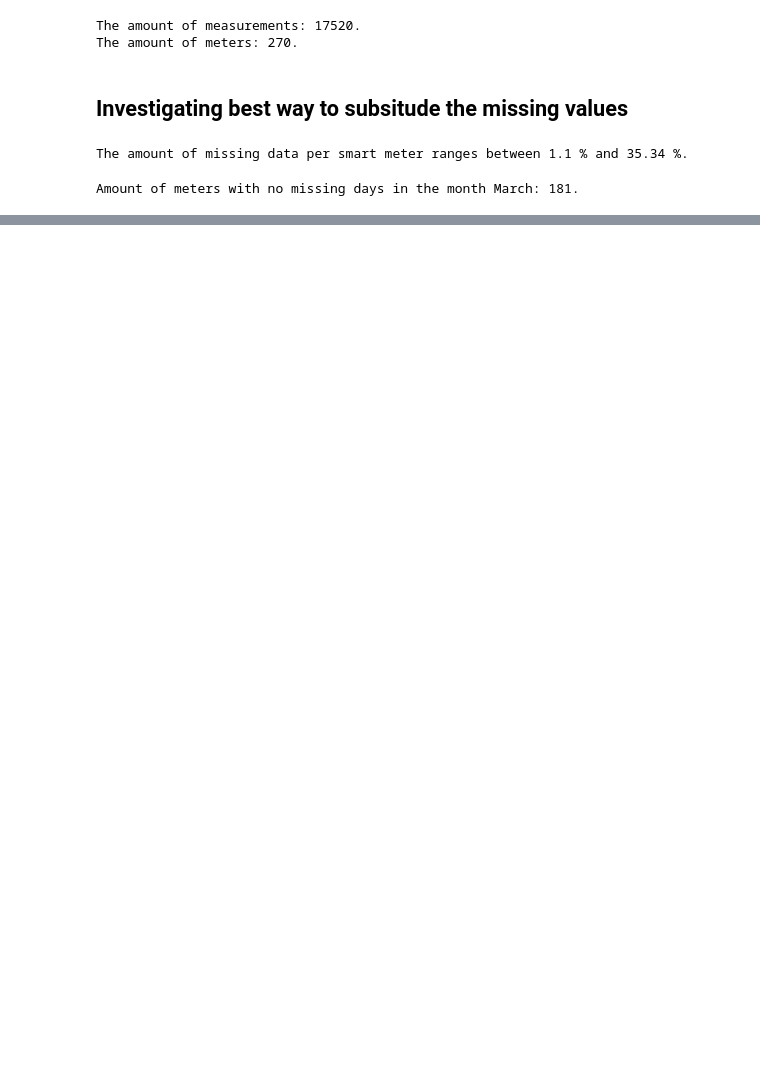
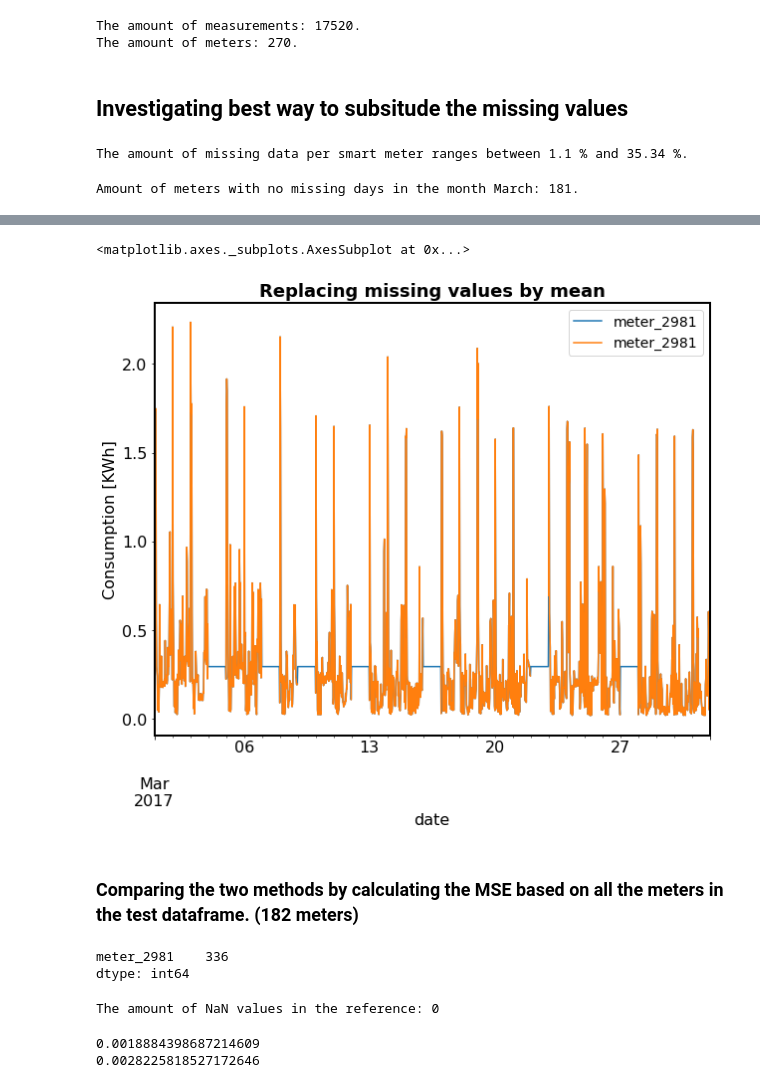
Before and after one commit to StijnStaring/TS_code, a Jupyter notebook: Load Analysis/Load_analysis2.ipynb, the cells around one changed output, grey strips where cells are left out. Saved outputs shown, nothing was run; the diff lists cells and outputs as text; code cells hidden in the pictures; blank space fills up the shorter version.

```diff
--- a/Load Analysis/Load_analysis2.ipynb
+++ b/Load Analysis/Load_analysis2.ipynb
@@ -365,0 +254,2 @@ Name: meter_2979, Length: 1488, dtype: float64
+# %%
+df_copy2 = df.copy(deep=True)
@@ -365,0 +264,28 @@ Name: meter_2979, Length: 1488, dtype: float64
+# %%
+axis = figure_layout(figsize=(10,8),titel="Replacing missing values by mean",xlabel="",ylabel="Consumption [KWh]",fontsize_titel=18,fontsize_axis=16,fontsize_legend=14,fontsize_ticks=16)
+df_copy2.plot(ax=axis,legend= "Replaced values")
+df.plot(ax=axis,legend= "Missing values")
+# %% [output]
+<matplotlib.axes._subplots.AxesSubplot at 0x...>
+[figure, added]
+# %% [markdown]
+### Comparing the two methods by calculating the MSE based on all the meters in the test dataframe. (182 meters)
+# %%
+print(df.isnull().sum())
+missing_index = df.loc[pd.isna(test['meter_2981']), :].index
+# %% [output]
+meter_2981    336
+dtype: int64
+# %%
+part_ref = reference.loc[:, 'meter_2981']
+print("The amount of NaN values in the reference: {}".format(part_ref.isnull().sum()))
+# %% [output]
+The amount of NaN values in the reference: 0
+# %%
+MSE = df_copy.subtract(part_ref,axis=0).pow(2).sum().div(amount_measurements)[0]
+print(MSE)
+MSE_mean = df_copy2.subtract(part_ref,axis=0).pow(2).sum().div(amount_measurements)[0]
+print(MSE_mean)
+# %% [output]
+0.0018884398687214609
+0.0028225818527172646
```
Also changed, not shown: parts of 41 cells of this notebook, 2 other files.
